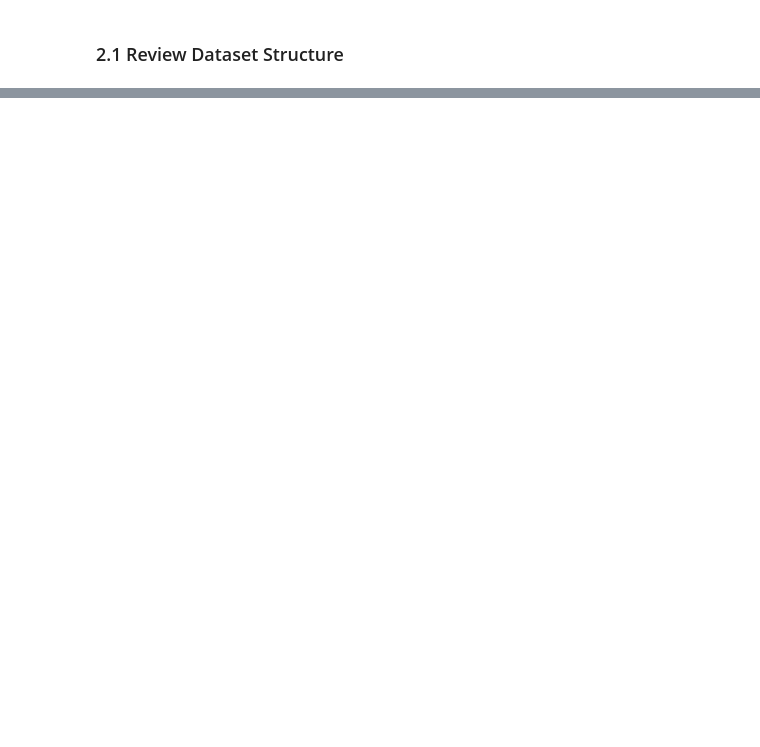
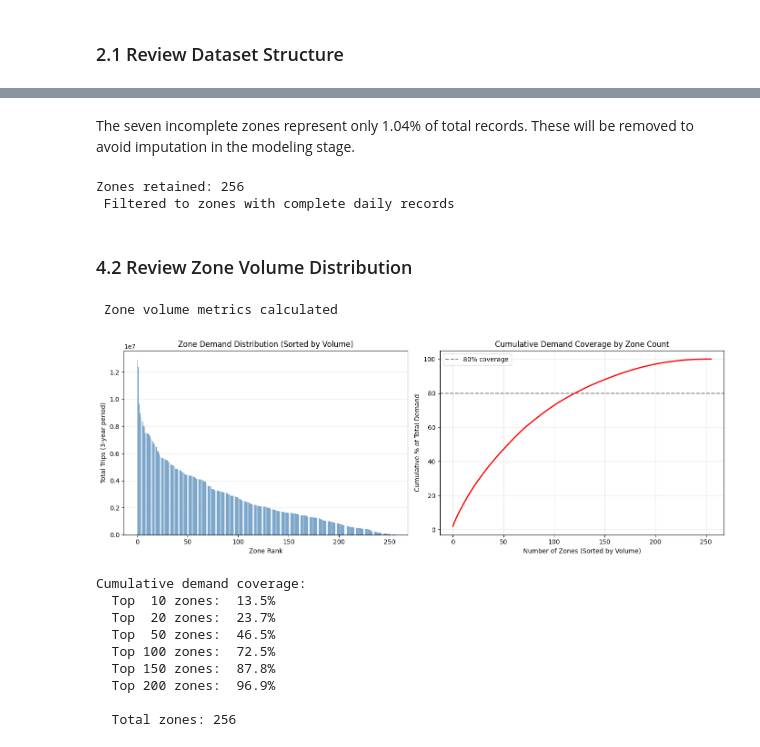
Before and after one commit to KRFlowers/nyc-fhv-rideshare-forecasting, a Jupyter notebook: notebooks/02_exploratory_analysis.ipynb, the cells around one changed output, grey strips where cells are left out. Cells and saved outputs as stored; diff of their text form; code cells hidden in the pictures; blank space fills up the shorter version.

```diff
--- a/notebooks/02_exploratory_analysis.ipynb
+++ b/notebooks/02_exploratory_analysis.ipynb
@@ -898,0 +459,67 @@ Proceed to **03_demand_forecasting.ipynb** to build and evaluate forecasting mod
+# %% [markdown]
+The seven incomplete zones represent only 1.04% of total records. These will be removed to avoid imputation in the modeling stage.
+# %%
+# Filter zones with gaps to avoid imputation in modeling stage
+zone_daily = zone_daily[zone_daily['zone_id'].isin(zones_complete)].reset_index(drop=True)
+zone_totals = zone_totals[zone_totals['zone_id'].isin(zones_complete)].reset_index(drop=True)
+
+print(f"Zones retained: {len(zones_complete)}")
+print(" Filtered to zones with complete daily records")
+# %% [output]
+Zones retained: 256
+ Filtered to zones with complete daily records
+# %% [markdown]
+### 4.2 Review Zone Volume Distribution
+# %%
+# Calculate total trips per zone
+zone_totals = zone_daily.groupby('zone_id')['daily_trips'].sum().reset_index()
+zone_totals.columns = ['zone_id', 'total_trips']
+zone_totals = zone_totals.sort_values('total_trips', ascending=False).reset_index(drop=True)
+zone_totals['pct_of_total'] = (zone_totals['total_trips'] / zone_totals['total_trips'].sum() * 100).round(2)
+zone_totals['cumulative_pct'] = zone_totals['pct_of_total'].cumsum()
+
+print(" Zone volume metrics calculated")
+# %% [output]
+ Zone volume metrics calculated
+# %%
+# Visualize distribution
+fig, (ax1, ax2) = plt.subplots(1, 2, figsize=(14, 5))
+
+# Zone volume distribution
+ax1.bar(range(len(zone_totals)), zone_totals['total_trips'], color='steelblue', alpha=0.7)
+ax1.set_title('Zone Demand Distribution (Sorted by Volume)', fontsize=12)
+ax1.set_xlabel('Zone Rank')
+ax1.set_ylabel('Total Trips (3-year period)')
+ax1.grid(True, alpha=0.3, axis='y')
+
+# Cumulative coverage
+ax2.plot(range(len(zone_totals)), zone_totals['cumulative_pct'], linewidth=2, color='red')
+ax2.set_title('Cumulative Demand Coverage by Zone Count', fontsize=12)
+ax2.set_xlabel('Number of Zones (Sorted by Volume)')
+ax2.set_ylabel('Cumulative % of Total Demand')
+ax2.grid(True, alpha=0.3)
+ax2.axhline(y=80, color='gray', linestyle='--', label='80% coverage')
+ax2.legend()
+
+plt.tight_layout()
+plt.show()
+
+# Coverage statistics
+print("\nCumulative demand coverage:")
+for n in [10, 20, 50, 100, 150, 200]:
+    if n <= len(zone_totals):
+        pct = zone_totals.iloc[:n]['cumulative_pct'].iloc[-1]
+        print(f"  Top {n:3d} zones: {pct:5.1f}%")
+
+print(f"\n  Total zones: {len(zone_totals)}")
+# %% [output]
+[figure, added]
+Cumulative demand coverage:
+  Top  10 zones:  13.5%
+  Top  20 zones:  23.7%
+  Top  50 zones:  46.5%
+  Top 100 zones:  72.5%
+  Top 150 zones:  87.8%
+  Top 200 zones:  96.9%
+
+  Total zones: 256
```
Also changed, not shown: parts of 115 cells of this notebook, 6 other files.
